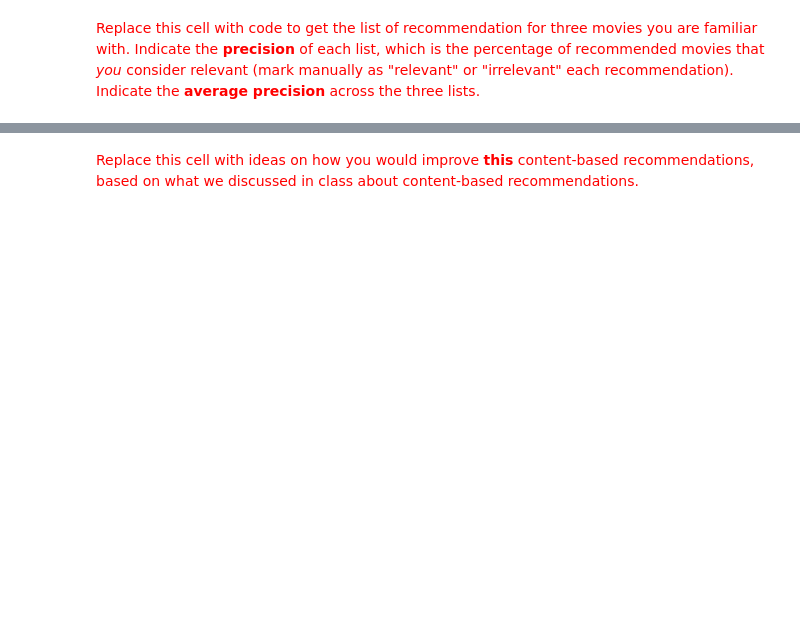
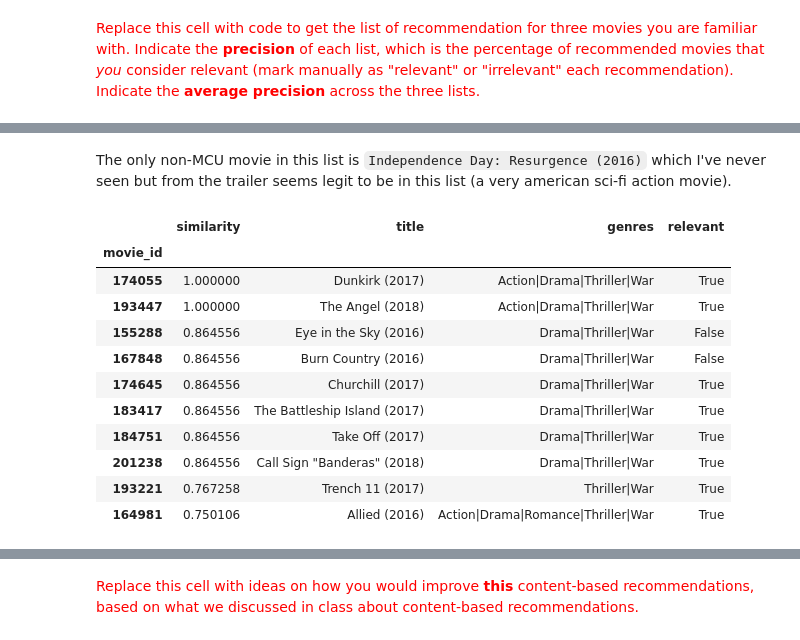
Before and after one commit to LucaFranceschi01/MDM-2024, a Jupyter notebook: ps05-06_rec_systems/ps05_content_based_recsys.ipynb, the cells around one changed output, grey strips where cells are left out. Drawn from its saved outputs; the diff is of its cells as text; code cells hidden in the pictures; blank space fills up the shorter version.

```diff
--- a/ps05-06_rec_systems/ps05_content_based_recsys.ipynb
+++ b/ps05-06_rec_systems/ps05_content_based_recsys.ipynb
@@ -543,0 +758,22 @@ def genre_content_based_recommendations(movie_id, movies, similarities, num_movi
+# %% [markdown]
+The only non-MCU movie in this list is `Independence Day: Resurgence (2016)` which I've never seen but from the trailer seems legit to be in this list (a very american sci-fi action movie).
+# %%
+# Dunkirk movie
+war_recommendations = genre_content_based_recommendations(174055, movies_filtered, cosine_sim).set_index('movie_id')
+war_recommendations['relevant'] = True
+war_recommendations.loc[155288, 'relevant'] = False
+war_recommendations.loc[167848, 'relevant'] = False
+display(war_recommendations)
+# %% [output]
+|  | similarity | title | genres | relevant |
+| movie_id |  |  |  |  |
+| 174055 | 1.000000 | Dunkirk (2017) | Action|Drama|Thriller|War | True |
+| 193447 | 1.000000 | The Angel (2018) | Action|Drama|Thriller|War | True |
+| 155288 | 0.864556 | Eye in the Sky (2016) | Drama|Thriller|War | False |
+| 167848 | 0.864556 | Burn Country (2016) | Drama|Thriller|War | False |
+| 174645 | 0.864556 | Churchill (2017) | Drama|Thriller|War | True |
+| 183417 | 0.864556 | The Battleship Island (2017) | Drama|Thriller|War | True |
+| 184751 | 0.864556 | Take Off (2017) | Drama|Thriller|War | True |
+| 201238 | 0.864556 | Call Sign "Banderas" (2018) | Drama|Thriller|War | True |
+| 193221 | 0.767258 | Trench 11 (2017) | Thriller|War | True |
+| 164981 | 0.750106 | Allied (2016) | Action|Drama|Romance|Thriller|War | True |
```
Also changed, not shown: parts of 29 cells of this notebook.
